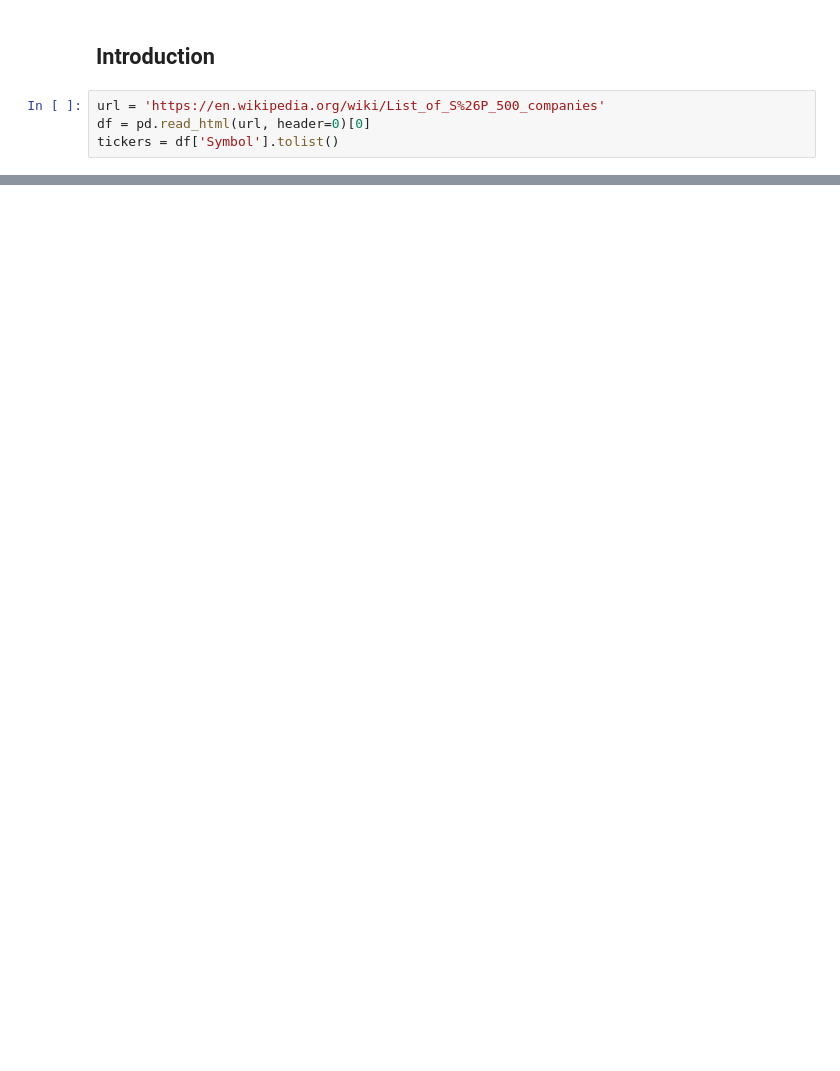
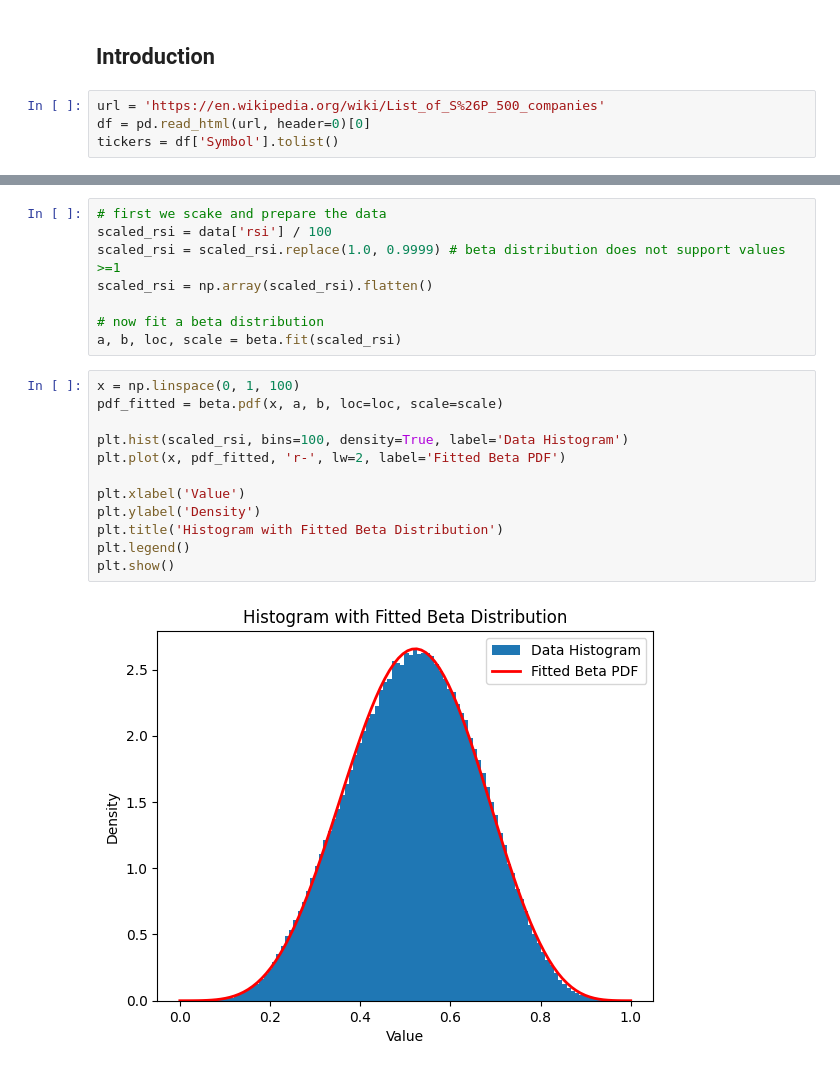
Before and after one commit to BenJonesData/algo-trading-playground, a Jupyter notebook: notebooks/03_rsi_analysis.ipynb, the cells around one changed output, grey strips where cells are left out. Saved outputs shown, nothing was run; the diff lists cells and outputs as text; blank space fills up the shorter version.

```diff
--- a/notebooks/03_rsi_analysis.ipynb
+++ b/notebooks/03_rsi_analysis.ipynb
@@ -88,0 +105,22 @@ plt.show()
+# %%
+# first we scake and prepare the data
+scaled_rsi = data['rsi'] / 100
+scaled_rsi = scaled_rsi.replace(1.0, 0.9999) # beta distribution does not support values >=1
+scaled_rsi = np.array(scaled_rsi).flatten()
+
+# now fit a beta distribution
+a, b, loc, scale = beta.fit(scaled_rsi)
+# %%
+x = np.linspace(0, 1, 100)
+pdf_fitted = beta.pdf(x, a, b, loc=loc, scale=scale)
+
+plt.hist(scaled_rsi, bins=100, density=True, label='Data Histogram')
+plt.plot(x, pdf_fitted, 'r-', lw=2, label='Fitted Beta PDF')
+
+plt.xlabel('Value')
+plt.ylabel('Density')
+plt.title('Histogram with Fitted Beta Distribution')
+plt.legend()
+plt.show()
+# %% [output]
+[figure, added]
```
Also changed, not shown: parts of 27 cells of this notebook.
